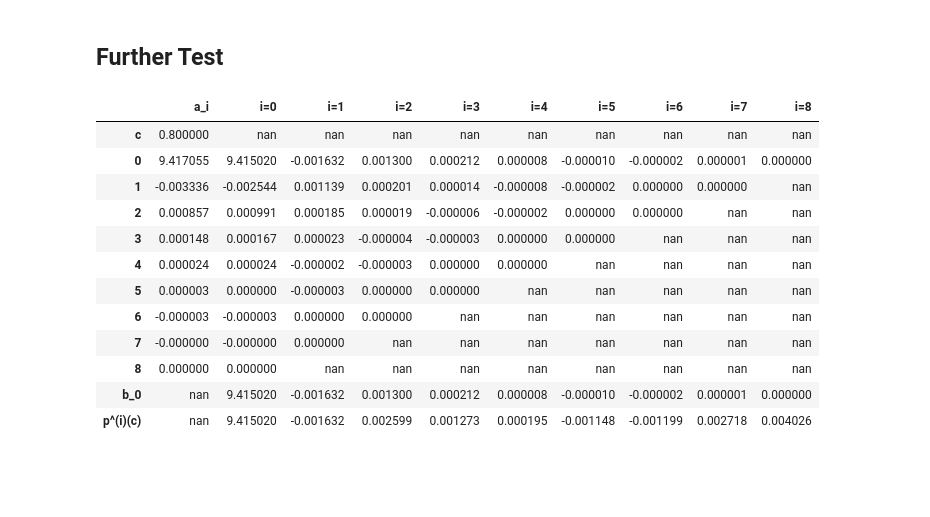
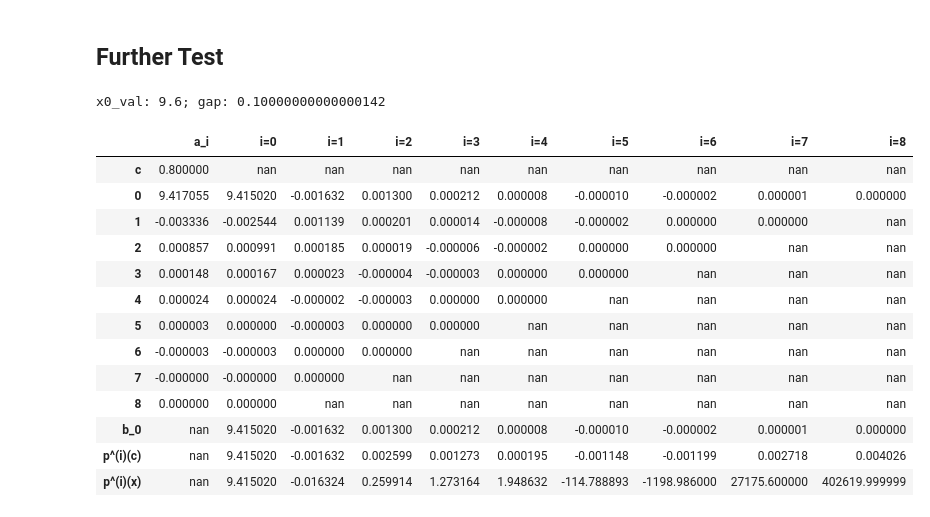
Before and after one commit to k1m1nonawa4869/HUST-MI3041-Numerical-Analysis, a Jupyter notebook: Week6-Interpolation/pp3_CenteredDifference/pp3b_GaussII.ipynb, the cells around one changed output. Cells and saved outputs as stored; diff of their text form; code cells hidden in the pictures; blank space fills up the shorter version.

```diff
--- a/Week6-Interpolation/pp3_CenteredDifference/pp3b_GaussII.ipynb
+++ b/Week6-Interpolation/pp3_CenteredDifference/pp3b_GaussII.ipynb
@@ -267,6 +267,8 @@ def synthetic_division(a, c):
         df (pd.DataFrame): table with columns [i, a_i, b_i*c, b_i]
         p_c (float): value of p(c)
         q_coeff (list[float]): coefficients of q(x) = (p(x) - p(c)) / (x - c)
+
+        Actual differentation P'(k) (x) = P'(k) (c) / h^k
     """
 
     n = len(a) - 1
@@ -290,7 +292,7 @@ def synthetic_division(a, c):
     q_coeff = b[1:]
     return df, p_c, q_coeff, b
 
-def all_derivatives(a, c):
+def all_derivatives(a, c, gap):
     """
     Compute all derivatives p^(i)(c) using repeated Horner division
     and display in transposed table format.
@@ -300,6 +302,7 @@ def all_derivatives(a, c):
     results = []
     b0_list = []
     derivative_list = []
+    actual_dev_list = []
 
     # Perform repeated synthetic division
     for i in range(degree + 1):
@@ -307,6 +310,7 @@ def all_derivatives(a, c):
         results.append(b_all)
         b0_list.append(b0)
         derivative_list.append(b0 * math.factorial(i))
+        actual_dev_list.append(b0 * math.factorial(i) / gap**i)
         coeffs = next_coeff
         if len(coeffs) == 0:
             break
@@ -327,6 +331,7 @@ def all_derivatives(a, c):
     # Add b_0 and p^(i)(c) rows
     df.loc["b_0"] = [None] + b0_list
     df.loc["p^(i)(c)"] = [None] + derivative_list
+    df.loc["p^(i)(x)"] = [None] + actual_dev_list
 
     # Add a row on top showing the value of c
     df.loc["c"] = [c] + [None] * (df.shape[1] - 1)
@@ -336,21 +341,26 @@ def all_derivatives(a, c):
 # %%
 coeff_list = final_coeff_df['Coeff'].tolist()
 
 x_val = 9.68
 t_val = (x_val - x0_val) / h
-df2 = all_derivatives(coeff_list, t_val)
+
+print(f"x0_val: {x0_val}; gap: {h}")
+
+df2 = all_derivatives(coeff_list, t_val, h)
 df2.style
 # %% [output]
+x0_val: 9.6; gap: 0.10000000000000142
 |  | a_i | i=0 | i=1 | i=2 | i=3 | i=4 | i=5 | i=6 | i=7 | i=8 |
 | c | 0.800000 | nan | nan | nan | nan | nan | nan | nan | nan | nan |
 | 0 | 9.417055 | 9.415020 | -0.001632 | 0.001300 | 0.000212 | 0.000008 | -0.000010 | -0.000002 | 0.000001 | 0.000000 |
 | 1 | -0.003336 | -0.002544 | 0.001139 | 0.000201 | 0.000014 | -0.000008 | -0.000002 | 0.000000 | 0.000000 | nan |
 | 2 | 0.000857 | 0.000991 | 0.000185 | 0.000019 | -0.000006 | -0.000002 | 0.000000 | 0.000000 | nan | nan |
 | 3 | 0.000148 | 0.000167 | 0.000023 | -0.000004 | -0.000003 | 0.000000 | 0.000000 | nan | nan | nan |
 | 4 | 0.000024 | 0.000024 | -0.000002 | -0.000003 | 0.000000 | 0.000000 | nan | nan | nan | nan |
 | 5 | 0.000003 | 0.000000 | -0.000003 | 0.000000 | 0.000000 | nan | nan | nan | nan | nan |
 | 6 | -0.000003 | -0.000003 | 0.000000 | 0.000000 | nan | nan | nan | nan | nan | nan |
 | 7 | -0.000000 | -0.000000 | 0.000000 | nan | nan | nan | nan | nan | nan | nan |
 | 8 | 0.000000 | 0.000000 | nan | nan | nan | nan | nan | nan | nan | nan |
 | b_0 | nan | 9.415020 | -0.001632 | 0.001300 | 0.000212 | 0.000008 | -0.000010 | -0.000002 | 0.000001 | 0.000000 |
 | p^(i)(c) | nan | 9.415020 | -0.001632 | 0.002599 | 0.001273 | 0.000195 | -0.001148 | -0.001199 | 0.002718 | 0.004026 |
+| p^(i)(x) | nan | 9.415020 | -0.016324 | 0.259914 | 1.273164 | 1.948632 | -114.788893 | -1198.986000 | 27175.600000 | 402619.999999 |
```
Also changed, not shown: 7 other files.
